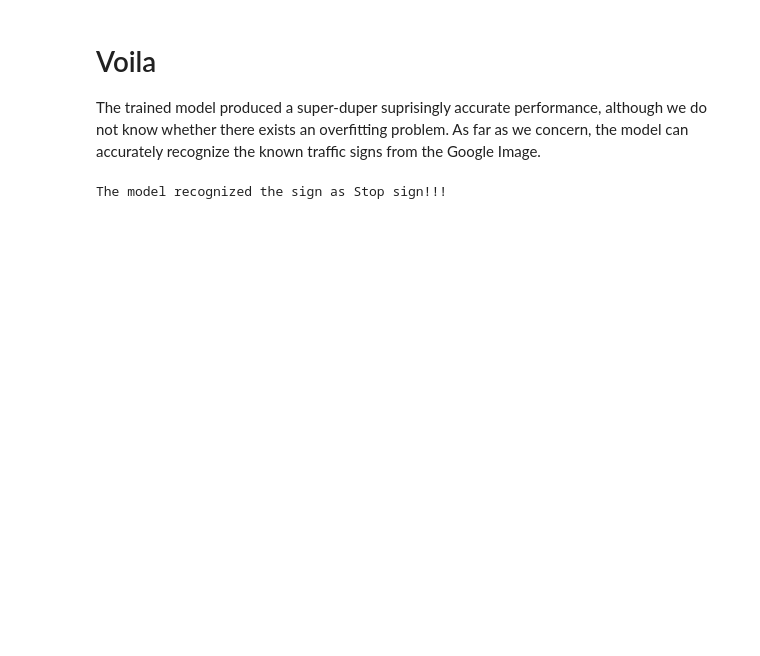
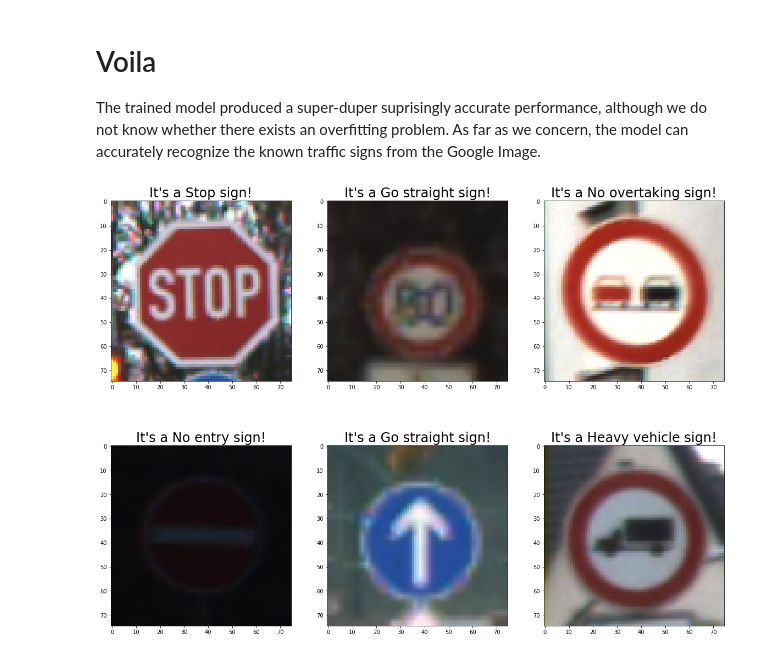
Before and after one commit to jameshoe1999/traffic-sign-recognizer, a Jupyter notebook: main.ipynb, the cells around one changed output. Cells and saved outputs as stored; diff of their text form; code cells hidden in the pictures; blank space fills up the shorter version.

Commit message:
update: 1. add newer trained model output 2. add simple predictor to demonstrate

```diff
--- a/main.ipynb
+++ b/main.ipynb
@@ -262,18 +266,33 @@ Stop            :[ 0  0  2  0  0 82]
 # Voila
 The trained model produced a super-duper suprisingly accurate performance, although we do not know whether there exists an overfitting problem.
 As far as we concern, the model can accurately recognize the known traffic signs from the Google Image.
-# %%
-# test with a random image downloaded from Google Image
-# It is a stop sign, hence we expect the predict answer to be 5
-test_img = cm.read_image('a-stop-sign.jpg')
-test_img = cm.preprocess_image(test_img)
-if test_img is not None:
-    predict_data = np.array([test_img])
-    prediction = model.predict(predict_data)
-    answer = np.argmax(prediction)
-    if answer == 5:
-        print('The model recognized the sign as Stop sign!!!')
-    else:
-        print('The model failed to recognize the stop sign :\'(')
-# %% [output]
-The model recognized the sign as Stop sign!!!
+# %%
+# test with a random image downloaded from Google Image
+# It is a stop sign, hence we expect the predict answer to be 5
+import matplotlib.pyplot as plt
+
+test_imgs, _ = cm.load_data('test')
+predict = []
+for img in test_imgs:
+    img_clone = img.copy()
+    processed = cm.preprocess_image(img_clone)
+    if processed is not None:
+        predict.append(processed)
+
+if len(predict) <= 0:
+    print('Failed to predict!')
+
+predict = np.array(predict)
+prediction = model.predict(predict)
+sign_types = ['Heavy vehicle', 'No overtaking', 'Go straight', 'No entry', 'Speed limit', 'Stop']
+answers = [np.argmax(p) for p in prediction]
+_, axes = plt.subplots(2, len(answers) // 2, figsize=(20, 15))
+for index, answer in enumerate(answers):
+    sign_name = sign_types[answer]
+    sign_img = test_imgs[index]
+    row, col = 0 if index < 3 else 1, index % 3
+    axes[row][col].imshow(sign_img)
+    axes[row][col].set_title('It\'s a %s sign!' % sign_name, size=24)
+plt.show()
+# %% [output]
+[figure, added]
```
Also changed, not shown: parts of 13 cells of this notebook.
